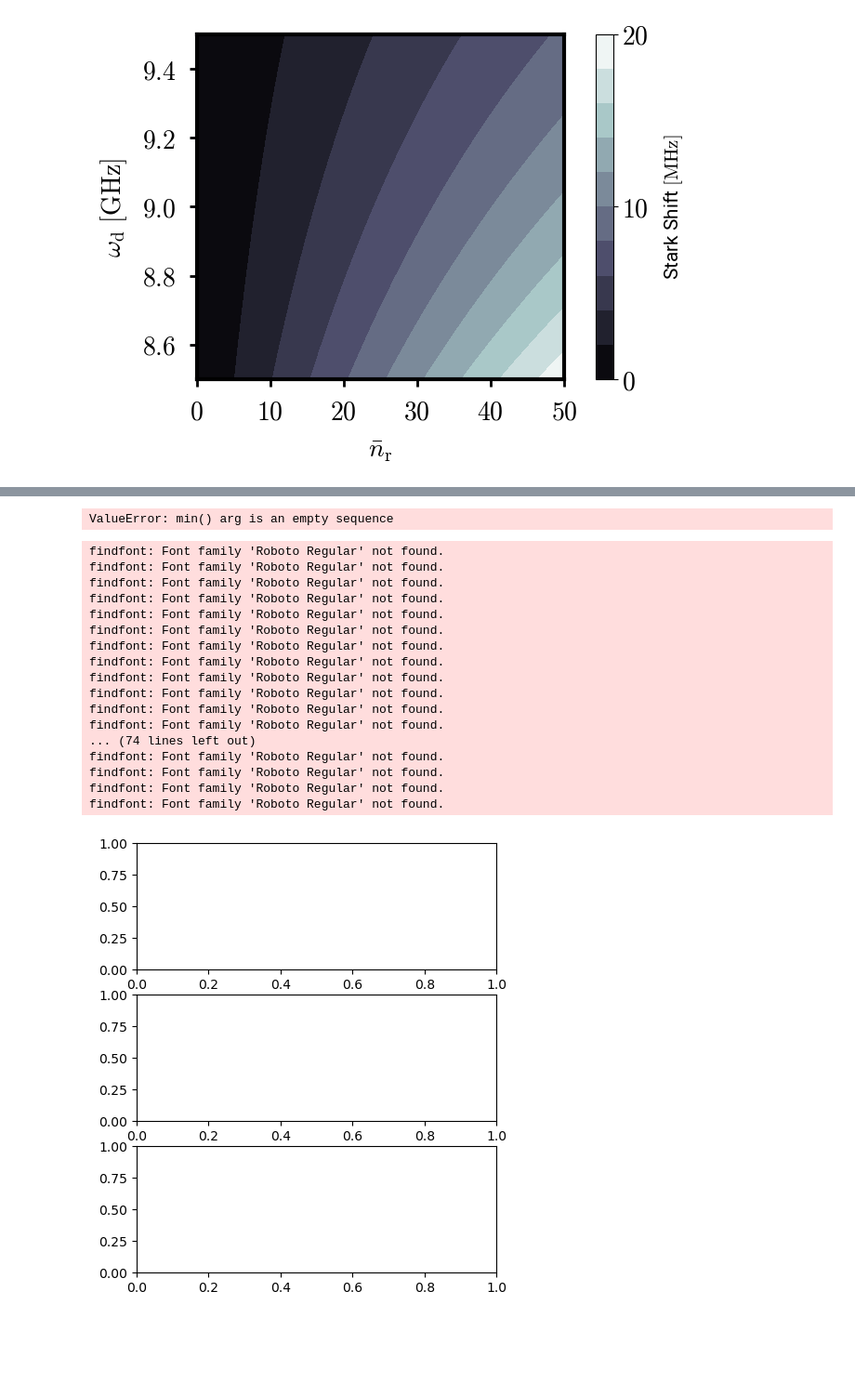
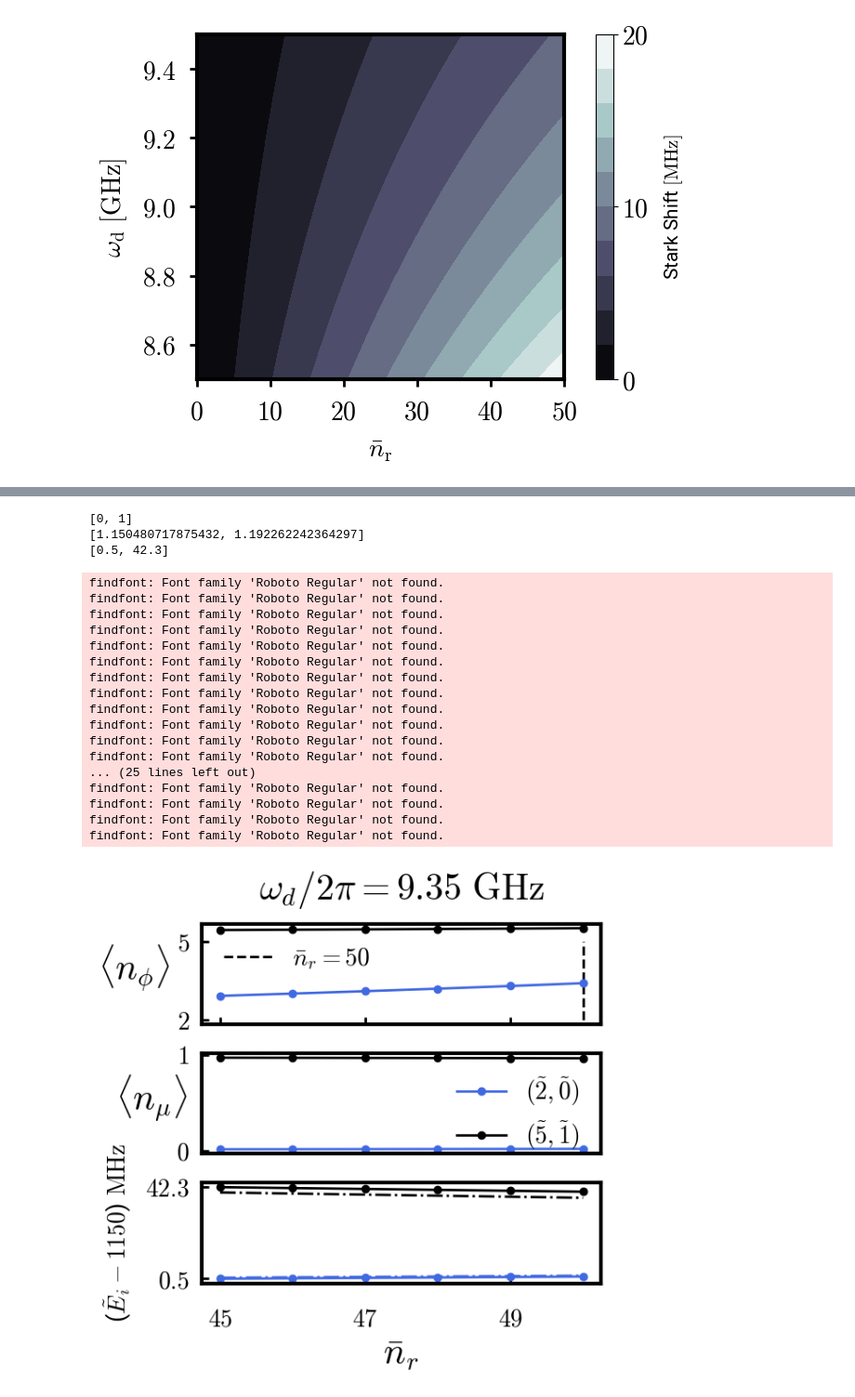
Before and after one commit to shraggy/Readout_simulations, a Jupyter notebook: refluxoniumcode/Supplement_Figures.ipynb, the cells around one changed output, grey strips where cells are left out. Shown: that part at 93% size. Saved outputs shown, nothing was run; the diff lists cells and outputs as text; code cells hidden in the pictures; blank space fills up the shorter version.

```diff
--- a/refluxoniumcode/Supplement_Figures.ipynb
+++ b/refluxoniumcode/Supplement_Figures.ipynb
@@ -327,7 +324,7 @@ k=3
 name_0=np.load('Will_Trans_'+str(j)+'_'+str(k)+'.npz')['arr_0']
 states=np.load('Will_States_'+str(j)+'_'+str(k)+'.npz')['arr_0']
 name_2=np.load('Will_Data_'+str(j)+'_'+str(k)+'.npz')['arr_0']
-fig,ax=plt.subplots(3,1,figsize=(5,6))
+fig,ax=plt.subplots(3,1,figsize=(6,6))
 col=[["firebrick","forestgreen","royalblue"][j],"black","gray"]
 
 omegad=np.round(name_2[0]*100)/100
@@ -364,13 +361,13 @@ for i in range(len(states)):
     ax[0].plot(nr[x1:y1],pq_ex[i][x1:y1],'-o',linewidth=2,color=col[i])
     ax[2].plot(nr[x1:y1],en_ex[i][x1:y1],'-o',linewidth=2,color=col[i])
 for i in range(3):
-    ax[i].legend(fontsize=15,frameon=False)
+    ax[i].legend(fontsize=20,frameon=False)
     ax[i].tick_params(axis="y", direction='in', length=6, width=2, which='major',pad=10)
-ax[0].set_ylabel(r"$\langle n_\phi\rangle$",rotation=0,y=0.3, font=font,fontsize=20,labelpad=10)
-ax[1].set_ylabel(r"$\langle n_\mu\rangle$", rotation=0,y=0.3,font=font,fontsize=20,labelpad=20)
-ax[2].set_xlabel(r"$\bar n_r$",font=font, fontsize=20)
-ax[2].set_ylabel(r"($\tilde{E}_i-$"+fr"${en_min}$)"+r"$ \ \mathrm{MHz}$",font=font, fontsize=15)
-ax[0].set_title(r"$\omega_d/2\pi=$"+fr"${omegad}$"+r"$ \ \mathrm{GHz}$",font=font, fontsize=20)
+ax[0].set_ylabel(r"$\langle n_\phi\rangle$",rotation=0,y=0.3, font=font,fontsize=30,labelpad=30)
+ax[1].set_ylabel(r"$\langle n_\mu\rangle$", rotation=0,y=0.3,font=font,fontsize=30,labelpad=30)
+ax[2].set_xlabel(r"$\bar n_r$",font=font, fontsize=30)
+ax[2].set_ylabel(r"($\tilde{E}_i-$"+fr"${en_min}$)"+r"$ \ \mathrm{MHz}$",font=font, fontsize=20)
+ax[0].set_title(r"$\omega_d/2\pi=$"+fr"${omegad}$"+r"$ \ \mathrm{GHz}$",font=font, fontsize=30,pad=20)
 for i in range(3):
     ax[i].tick_params(axis="x", direction='in', length=6, width=2, which='major',pad=10)
     for axis in ['top','bottom','left','right'] :
@@ -451,18 +448,18 @@ plt.show()
 [figure]
 # %%
 j=2
-k=1
+k=6
 name_0=np.load('Trans_'+str(j)+'_'+str(k)+'.npz')['arr_0']
 states=np.load('States_'+str(j)+'_'+str(k)+'.npz')['arr_0']
 name_2=np.load('Data_'+str(j)+'_'+str(k)+'.npz')['arr_0']
 name_3=np.load('Stark_'+str(j)+'_'+str(k)+'.npz')['arr_0']
-fig,ax=plt.subplots(3,1,figsize=(5,6))
+fig,ax=plt.subplots(3,1,figsize=(6,6))
 col=[["firebrick","forestgreen","royalblue"][j],"black","gray"]
 
 omegad=np.round(name_2[0]*100)/100
 gap=int(name_2[1])
-x1=gap-3
-y1=gap+3
+x1=gap-5
+y1=gap+5
 pq_ex=name_0[0]
 pp_ex=name_0[1]
 en_ex=name_0[2]
@@ -493,17 +490,17 @@ for i in range(len(states)):
     ax[1].plot(nr[x1:y1],pp_ex[i][x1:y1],'-o',linewidth=2,color=col[i],label=r"$($"+fr"$\tilde{states[i][1]}$"+r"$, $"+fr"$\tilde{states[i][0]}$"+r"$)$")
     ax[0].plot(nr[x1:y1],pq_ex[i][x1:y1],'-o',linewidth=2,color=col[i])
     ax[2].plot(nr[x1:y1],en_ex[i][x1:y1],'-o',linewidth=2,color=col[i])
-    ax[2].plot(nr[x1:y1],name_3[i][x1:y1],'--',linewidth=2,color=col[i])
+    ax[2].plot(nr[x1:y1],name_3[i][x1:y1],'-.',linewidth=2,color=col[i])
 for i in range(3):
-    ax[i].legend(fontsize=15,frameon=False)
+    ax[i].legend(fontsize=20,frameon=False)
     ax[i].tick_params(axis="y", direction='in', length=6, width=2, which='major',pad=10)
-ax[0].set_ylabel(r"$\langle n_\phi\rangle$",rotation=0,y=0.3, font=font,fontsize=20,labelpad=20)
-ax[1].set_ylabel(r"$\langle n_\mu\rangle$", rotation=0,y=0.3,font=font,fontsize=20,labelpad=30)
-ax[2].set_xlabel(r"$\bar n_r$",font=font, fontsize=20)
-ax[2].set_ylabel(r"($\tilde{E}_i-$"+fr"${en_min}$)"+r"$ \ \mathrm{MHz}$",font=font, fontsize=15,labelpad=10)
-ax[0].set_title(r"$\omega_d/2\pi=$"+fr"${omegad}$"+r"$ \ \mathrm{GHz}$",font=font, fontsize=20)
+ax[0].set_ylabel(r"$\langle n_\phi\rangle$",rotation=0,y=0.3, font=font,fontsize=30,labelpad=35)
+ax[1].set_ylabel(r"$\langle n_\mu\rangle$", rotation=0,y=0.3,font=font,fontsize=30,labelpad=20)
+ax[2].set_xlabel(r"$\bar n_r$",font=font, fontsize=30)
+ax[2].set_ylabel(r"($\tilde{E}_i-$"+fr"${en_min}$)"+r"$ \ \mathrm{MHz}$",font=font, fontsize=20,labelpad=10)
+ax[0].set_title(r"$\omega_d/2\pi=$"+fr"${omegad}$"+r"$ \ \mathrm{GHz}$",font=font, fontsize=30,pad=20)
 for i in range(3):
-    ax[i].tick_params(axis="x", direction='in', length=6, width=2, which='major',pad=10)
+    ax[i].tick_params(axis="x", direction='in', length=6, width=2, which='major',pad=20)
     for axis in ['top','bottom','left','right'] :
         ax[i].spines[axis].set_linewidth(3)
         ax[i].spines[axis].set_linewidth(3)
@@ -515,20 +528,22 @@ plt.show()
-ValueError: min() arg is an empty sequence
+[0, 1]
+[1.150480717875432, 1.192262242364297]
+[0.5, 42.3]
 findfont: Font family 'Roboto Regular' not found.
 findfont: Font family 'Roboto Regular' not found.
 findfont: Font family 'Roboto Regular' not found.
 findfont: Font family 'Roboto Regular' not found.
 findfont: Font family 'Roboto Regular' not found.
 findfont: Font family 'Roboto Regular' not found.
 findfont: Font family 'Roboto Regular' not found.
 findfont: Font family 'Roboto Regular' not found.
 findfont: Font family 'Roboto Regular' not found.
 findfont: Font family 'Roboto Regular' not found.
 findfont: Font family 'Roboto Regular' not found.
 findfont: Font family 'Roboto Regular' not found.
-... (74 lines left out)
+... (25 lines left out)
 findfont: Font family 'Roboto Regular' not found.
 findfont: Font family 'Roboto Regular' not found.
 findfont: Font family 'Roboto Regular' not found.
 findfont: Font family 'Roboto Regular' not found.
-[figure, old version]
+[figure, new version]
 # %%
```
Also changed, not shown: parts of 8 cells of this notebook, 17 other files.
